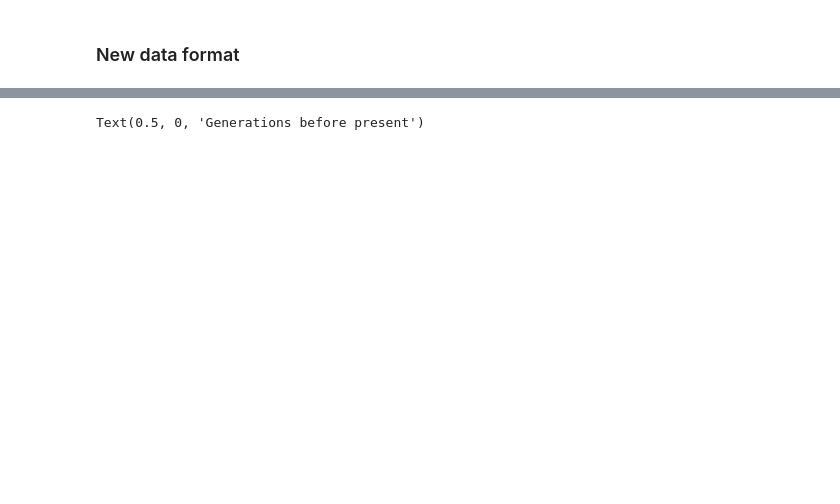
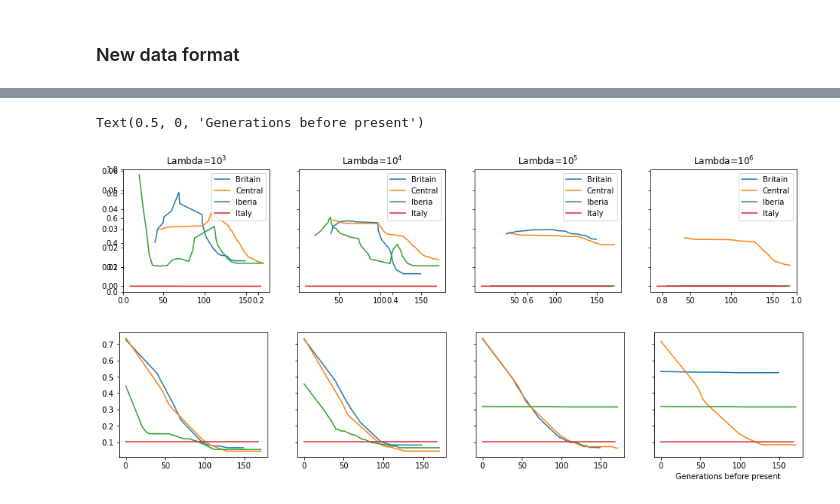
Before and after one commit to jthlab/bmws, a Jupyter notebook: LCT_data_analyis.ipynb, the cells around one changed output, grey strips where cells are left out. Drawn from its saved outputs; the diff is of its cells as text; code cells hidden in the pictures; blank space fills up the shorter version.

```diff
--- a/LCT_data_analyis.ipynb
+++ b/LCT_data_analyis.ipynb
@@ -38,10 +34,9 @@ raw_obs = {x: np.loadtxt("data/" + x + "_LCT.txt").astype(int) for x in pops}
 from common import Observation
 
 
-
 obs = {
     pop: [
-        Observation(t=len(ary) - i - 1, sample_size=oo[0], num_derived=oo[1], Ne=1e4)
+        Observation(t=len(ary) - i - 1, sample_size=oo[0], num_derived=oo[1], Ne=1e6)
         for i, oo in enumerate(ary)
         if oo[0] > 0
     ]
@@ -50,15 +47,21 @@ obs = {
 # %%
-fig, axs = plt.subplots(ncols=4, figsize=(16, 4), sharey=True)
+fig, axs = plt.subplots(ncols=4, figsize=(16, 3), sharey=True)
+fig2, axs2 = plt.subplots(ncols=4, figsize=(16, 3), sharey=True)
 
-for j, (ax, log10_lam) in enumerate(zip(axs, range(1, 5))):
+for j, (ax, ax2, log10_lam) in enumerate(zip(axs, axs2, range(3, 7))):
     for pop in obs:
         data = obs[pop]
-        res = estimate.estimate(data, lam=10**log10_lam, M=100)
+        res = estimate.estimate(data, lam=10 ** log10_lam, M=100)
+        pd = posterior_decoding(data, res["s"])
         ax.plot(res["t"][:-1], res["s"], label=pop)
+        ax2.plot(pd.t, pd.mean(), label=pop)
+
     ax.legend()
     ax.title.set_text(f"Lambda=$10^{log10_lam}$")
 
 fig.add_subplot(111, frameon=False)
 plt.xlabel("Generations before present")
 # %% [output]
 Text(0.5, 0, 'Generations before present')
+[figure, added]
+[figure, added]
```
Also changed, not shown: parts of 6 cells of this notebook, 7 other files.
